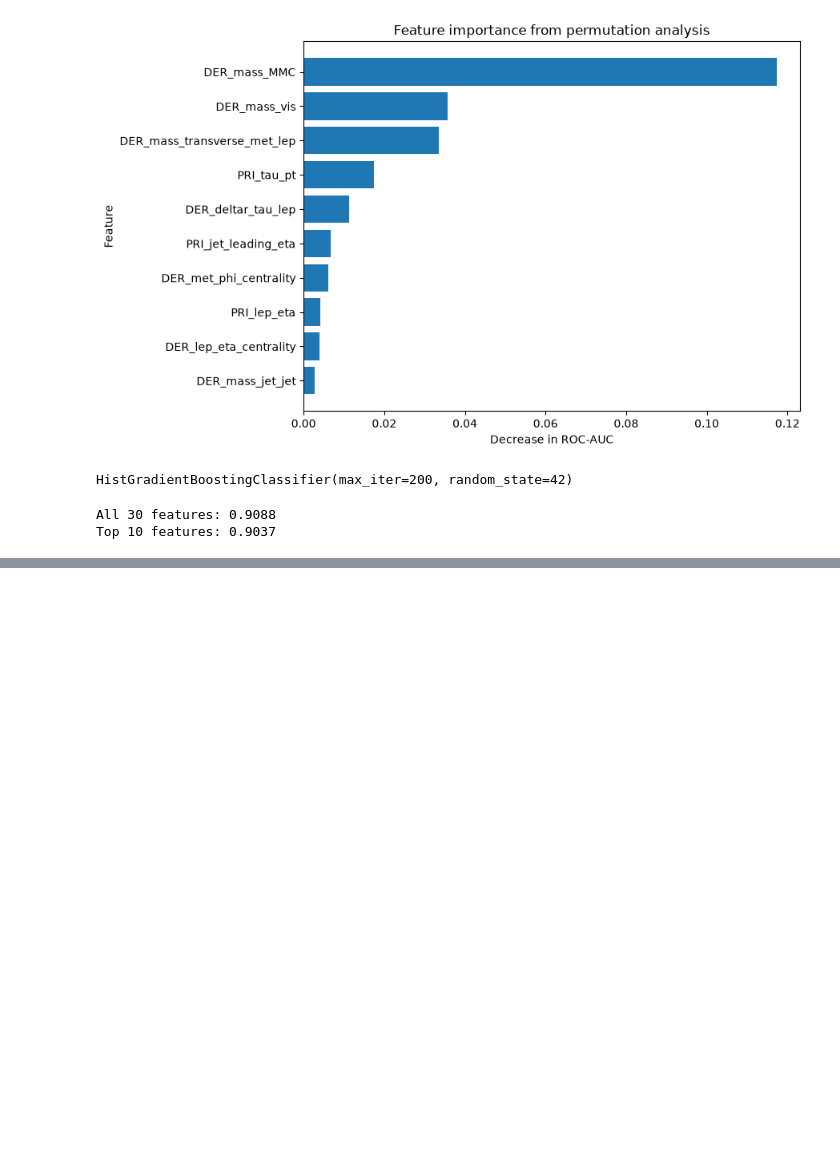
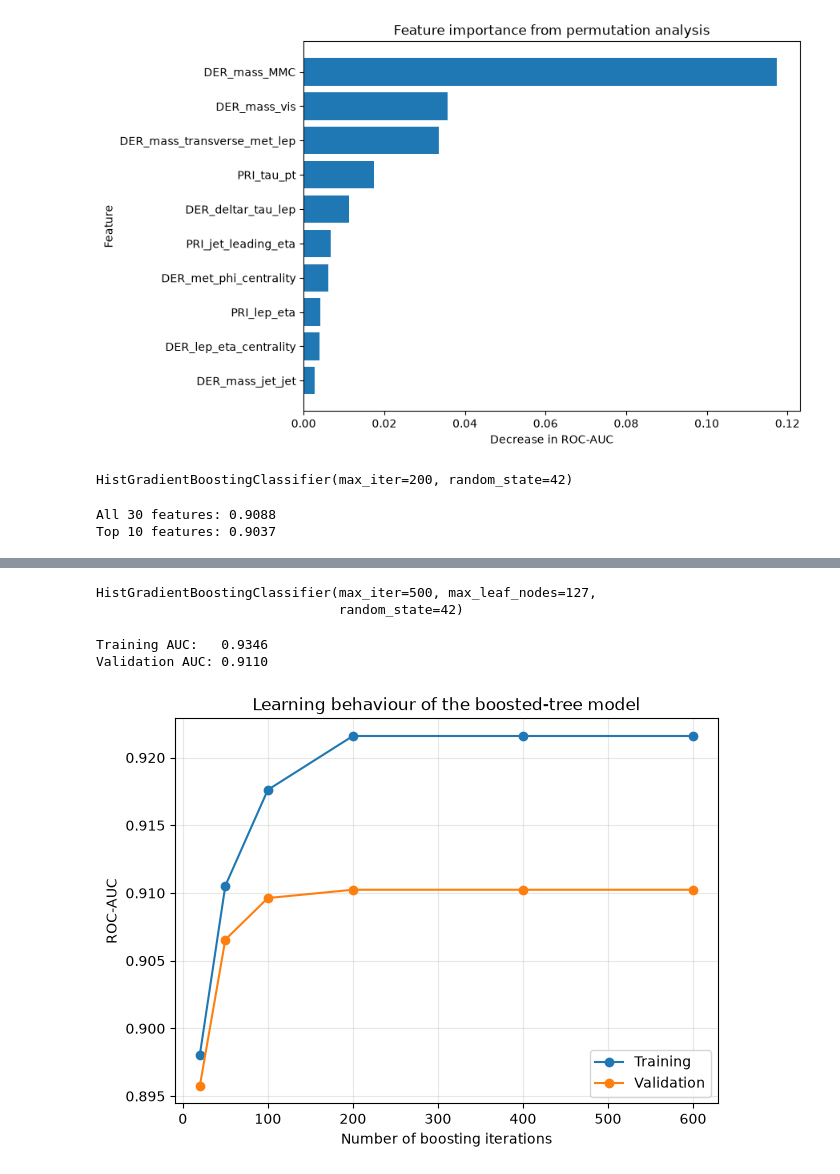
Before and after one commit to nicobenincasa/higgs_ml, a Jupyter notebook: notebooks/01_exploration.ipynb, the cells around one changed output, grey strips where cells are left out. Saved outputs shown, nothing was run; the diff lists cells and outputs as text; code cells hidden in the pictures; blank space fills up the shorter version.

Commit message:
Study overfitting and validate boosted trees

```diff
--- a/notebooks/01_exploration.ipynb
+++ b/notebooks/01_exploration.ipynb
@@ -370,0 +411,70 @@ Top 10 features: 0.9037
+# %%
+model_complex = HistGradientBoostingClassifier(
+    max_iter=500,
+    learning_rate=0.1,
+    max_leaf_nodes=127,
+    random_state=42,
+)
+
+model_complex.fit(X_train_model, y_train_model)
+# %% [output]
+HistGradientBoostingClassifier(max_iter=500, max_leaf_nodes=127,
+                               random_state=42)
+# %%
+complex_train_score = model_complex.predict_proba(X_train_model)[:, 1]
+complex_val_score = model_complex.predict_proba(X_val)[:, 1]
+
+complex_train_auc = roc_auc_score(y_train_model, complex_train_score)
+complex_val_auc = roc_auc_score(y_val, complex_val_score)
+
+print(f"Training AUC:   {complex_train_auc:.4f}")
+print(f"Validation AUC: {complex_val_auc:.4f}")
+# %% [output]
+Training AUC:   0.9346
+Validation AUC: 0.9110
+# %%
+iterations = [20, 50, 100, 200, 400, 600]
+
+train_auc_values = []
+val_auc_values = []
+
+for n in iterations:
+    model = HistGradientBoostingClassifier(
+        max_iter=n,
+        learning_rate=0.1,
+        max_leaf_nodes=31,
+        random_state=42,
+    )
+
+    model.fit(X_train_model, y_train_model)
+
+    train_pred = model.predict_proba(X_train_model)[:, 1]
+    val_pred = model.predict_proba(X_val)[:, 1]
+
+    train_auc_values.append(roc_auc_score(y_train_model, train_pred))
+    val_auc_values.append(roc_auc_score(y_val, val_pred))
+# %%
+plt.figure(figsize=(7, 5))
+
+plt.plot(
+    iterations,
+    train_auc_values,
+    marker="o",
+    label="Training",
+)
+
+plt.plot(
+    iterations,
+    val_auc_values,
+    marker="o",
+    label="Validation",
+)
+
+plt.xlabel("Number of boosting iterations")
+plt.ylabel("ROC-AUC")
+plt.title("Learning behaviour of the boosted-tree model")
+plt.legend()
+plt.grid(alpha=0.3)
+plt.show()
+# %% [output]
+[figure, added]
```
Also changed, not shown: parts of 7 cells of this notebook.
